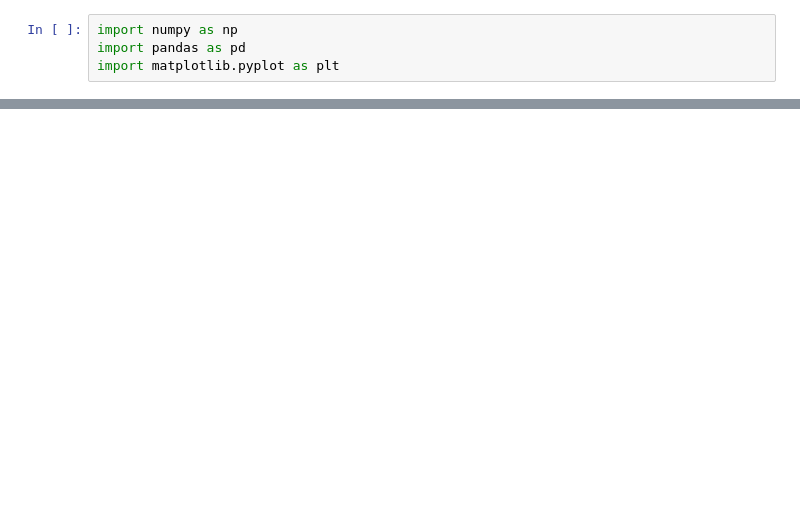
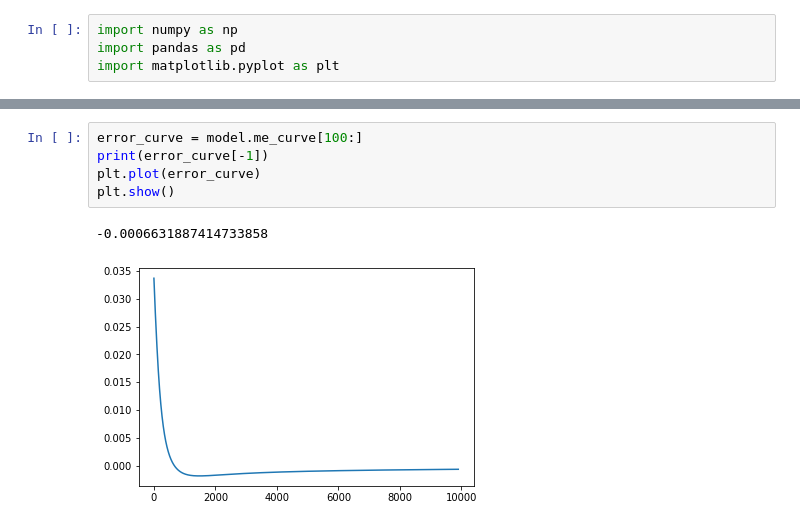
Before and after one commit to abhinav-exp/Forecasting-CryptoCurrency-Prices, a Jupyter notebook: TFLANN.ipynb, the cells around one changed output, grey strips where cells are left out. Cells and saved outputs as stored; diff of their text form; blank space fills up the shorter version.

```diff
--- a/TFLANN.ipynb
+++ b/TFLANN.ipynb
@@ -116,3 +153,11 @@ print(preds.shape)
+# %%
+error_curve = model.me_curve[100:]
+print(error_curve[-1])
+plt.plot(error_curve)
+plt.show()
+# %% [output]
+-0.0006631887414733858
+[figure, added]
 # %%
 preds[:, 0]
 # %% [output]
```
Also changed, not shown: parts of 11 cells of this notebook.
